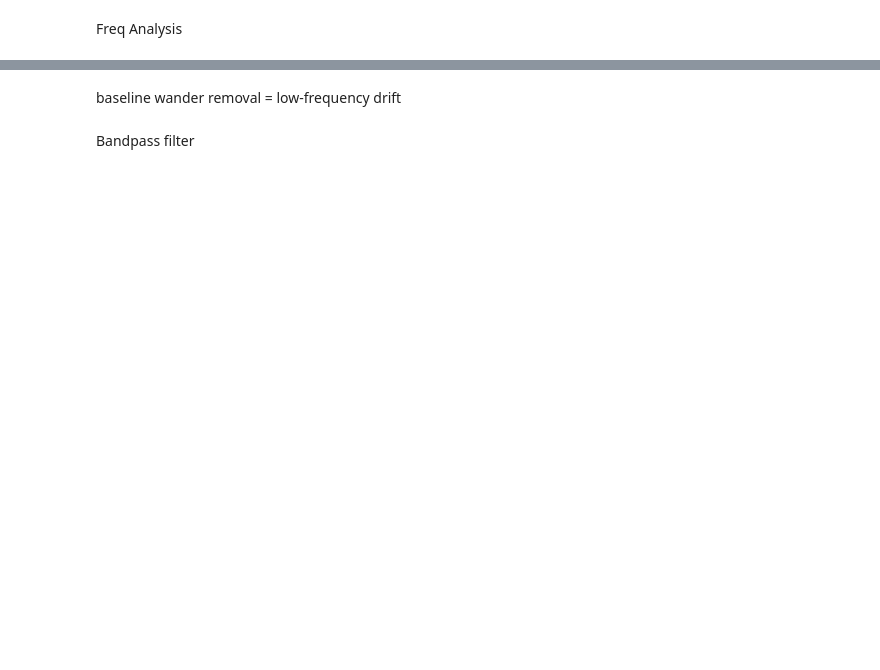
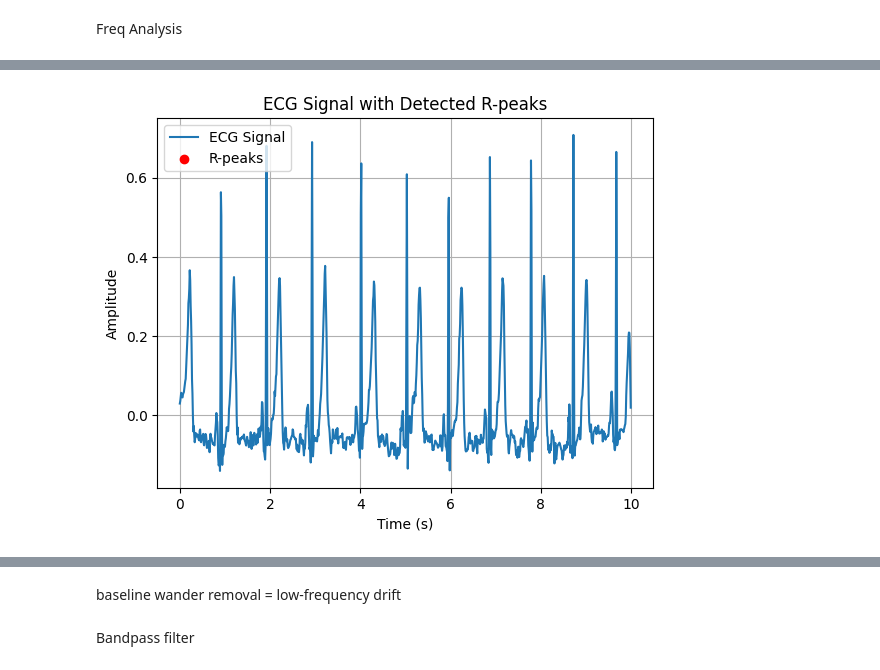
Before and after one commit to donyafiuji/ECG-diagnosis, a Jupyter notebook: main.ipynb, the cells around one changed output, grey strips where cells are left out. Cells and saved outputs as stored; diff of their text form; code cells hidden in the pictures; blank space fills up the shorter version.

```diff
--- a/main.ipynb
+++ b/main.ipynb
@@ -113,0 +201,82 @@ plt.show()
+# %%
+import numpy as np
+import scipy.signal as signal
+import matplotlib.pyplot as plt
+
+def detect_r_peaks(ecg_signal, sampling_rate, min_distance, threshold):
+    # Bandpass filter to remove noise and isolate QRS complex
+    lowcut = 0.5  # Low cutoff frequency in Hz
+    highcut = 15.0  # High cutoff frequency in Hz
+    nyquist_freq = 0.5 * sampling_rate
+    low = lowcut / nyquist_freq
+    high = highcut / nyquist_freq
+    b, a = signal.butter(1, [low, high], btype='band')
+    filtered_ecg = signal.filtfilt(b, a, ecg_signal)
+
+    # Differentiation to accentuate R-peaks
+    diff_ecg = np.diff(filtered_ecg)
+
+    # Squaring to emphasize the QRS complex
+    squared_ecg = diff_ecg**2
+
+    # Moving window integration to smooth and sum the squared values
+    window_size = int(0.15 * sampling_rate)
+    integrated_ecg = np.convolve(squared_ecg, np.ones(window_size), mode='valid')
+
+    # Pad the integrated_ecg array to match the size of filtered_ecg
+    pad_width = len(filtered_ecg) - len(integrated_ecg)
+    integrated_ecg = np.pad(integrated_ecg, (0, pad_width), mode='constant')
+
+    # Find R-peaks using adaptive thresholding
+    peak_threshold = 0.5 * np.max(integrated_ecg)
+    r_peaks = np.where((integrated_ecg > peak_threshold) & (filtered_ecg > threshold))[0] + (window_size // 2)
+
+    # Remove peaks that are too close to each other
+    valid_r_peaks = []
+    last_peak = min_distance - 1
+    for peak in r_peaks:
+        if peak - last_peak > min_distance:
+            valid_r_peaks.append(peak)
+            last_peak = peak
+
+    return valid_r_peaks
+
+
+# Example usage
+ecg_signal = loaded_highpassedfiltered_signal[200][0][:]
+sampling_rate = 100
+min_distance = 5
+threshold = 0.4  # Specify the desired threshold value
+num_peaks = 11
+window_size = int(10 * sampling_rate)
+overlap = int(1 * sampling_rate)
+r_peaks = []
+
+# Iterate over sliding windows to detect R-peaks
+start = 0
+while start + window_size <= len(ecg_signal):
+    window_ecg = ecg_signal[start:start + window_size]
+    window_r_peaks = detect_r_peaks(window_ecg, sampling_rate, min_distance, threshold)
+
+    if len(r_peaks) + len(window_r_peaks) >= num_peaks:
+        remaining_peaks = num_peaks - len(r_peaks)
+        r_peaks.extend(window_r_peaks[:remaining_peaks])
+        break
+    else:
+        r_peaks.extend(window_r_peaks)
+
+    start += window_size - overlap
+
+# Plot the ECG signal and detected R-peaks
+time = np.arange(len(ecg_signal)) / sampling_rate
+plt.figure()
+plt.plot(time, ecg_signal, label='ECG Signal')
+plt.scatter(time[r_peaks], ecg_signal[r_peaks], c='r', marker='o', label='R-peaks')
+plt.xlabel('Time (s)')
+plt.ylabel('Amplitude')
+plt.title('ECG Signal with Detected R-peaks')
+plt.legend()
+plt.grid(True)
+plt.show()
+# %% [output]
+[figure, added]
```
Also changed, not shown: parts of 24 cells of this notebook, 4 other files.
